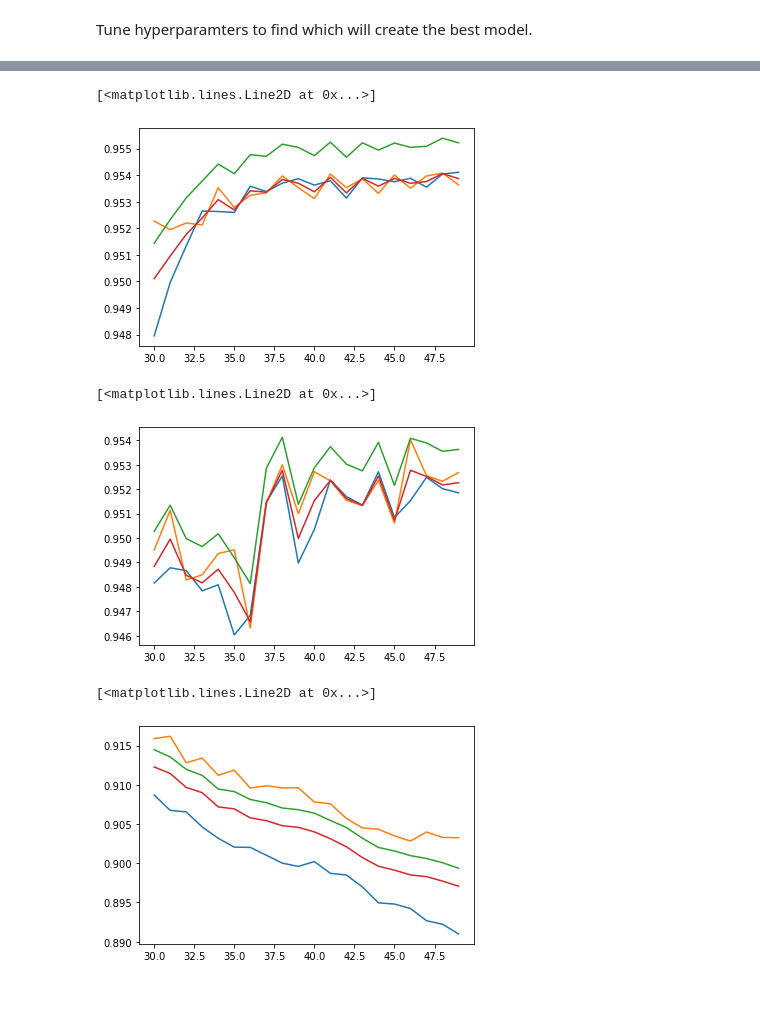
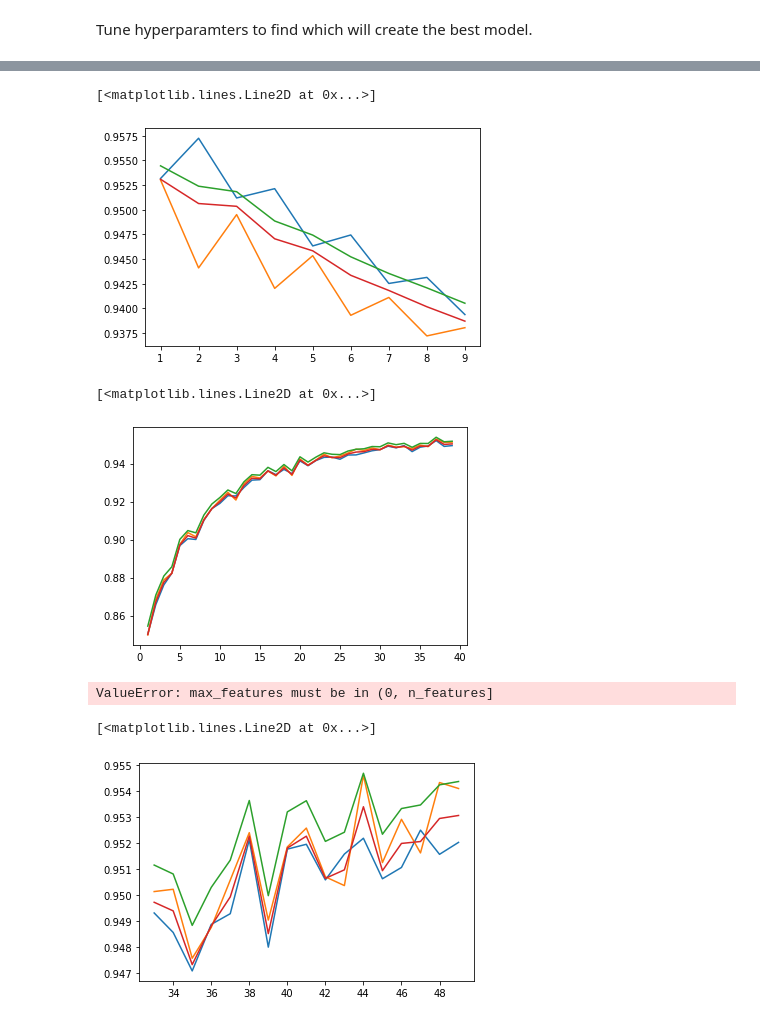
Before and after one commit to sreagan1/Semester2_Capstone_SageR, a Jupyter notebook: Tree Coverage Capstone.ipynb, the cells around one changed output, grey strips where cells are left out. Cells and saved outputs as stored; diff of their text form; code cells hidden in the pictures; blank space fills up the shorter version.

```diff
--- a/Tree Coverage Capstone.ipynb
+++ b/Tree Coverage Capstone.ipynb
@@ -157,6 +211,6 @@ Tune hyperparamters to find which will create the best model.
 # %%
 # tune hyperparameters starting with max depth
-depth = np.arange(30,50)
+depth = np.arange(31,60)
 precision = []
 recall = []
 accuracy = []
@@ -171,0 +232,14 @@ for n in depth:
+# %%
+sample_split = np.arange(2,20)
+precision = []
+recall = []
+accuracy = []
+F1 = []
+for n in sample_split:
+    DTC = DecisionTreeClassifier(criterion = 'entropy', min_samples_split = n)
+    DT_model = DTC.fit(X_train, y_train)
+    predict_y = DTC.predict(X_test)
+    precision.append(precision_score(y_test, predict_y))
+    recall.append(recall_score(y_test, predict_y))
+    accuracy.append(accuracy_score(y_test, predict_y))
+    F1.append(f1_score(y_test, predict_y))
@@ -172,19 +255,33 @@ for n in depth:
+# %%
+sample_leaf = np.arange(1,10)
+precision = []
+recall = []
+accuracy = []
+F1 = []
+for n in sample_leaf:
+    DTC = DecisionTreeClassifier(criterion = 'entropy', min_samples_leaf = n)
+    DT_model = DTC.fit(X_train, y_train)
+    predict_y = DTC.predict(X_test)
+    precision.append(precision_score(y_test, predict_y))
+    recall.append(recall_score(y_test, predict_y))
+    accuracy.append(accuracy_score(y_test, predict_y))
+    F1.append(f1_score(y_test, predict_y))
 # %%
-plt.plot(depth, precision)
-plt.plot(depth, recall)
-plt.plot(depth, accuracy)
-plt.plot(depth, F1)
+plt.plot(sample_leaf, precision)
+plt.plot(sample_leaf, recall)
+plt.plot(sample_leaf, accuracy)
+plt.plot(sample_leaf, F1)
 # %% [output]
 [<matplotlib.lines.Line2D at 0x...>]
-[figure, old version]
+[figure, new version]
 # %%
-sample_split = np.arange(1,10)
+features = np.arange(1,40)
 precision = []
 recall = []
 accuracy = []
 F1 = []
-for n in depth:
-    DTC = DecisionTreeClassifier(criterion = 'entropy', min_samples_split = n)
+for n in features:
+    DTC = DecisionTreeClassifier(criterion = 'entropy', max_features = n)
     DT_model = DTC.fit(X_train, y_train)
     predict_y = DTC.predict(X_test)
     precision.append(precision_score(y_test, predict_y))
@@ -192,32 +289,34 @@ for n in depth:
     accuracy.append(accuracy_score(y_test, predict_y))
     F1.append(f1_score(y_test, predict_y))
 # %%
-plt.plot(depth, precision)
-plt.plot(depth, recall)
-plt.plot(depth, accuracy)
-plt.plot(depth, F1)
+plt.plot(features, precision)
+plt.plot(features, recall)
+plt.plot(features, accuracy)
+plt.plot(features, F1)
 # %% [output]
 [<matplotlib.lines.Line2D at 0x...>]
-[figure, old version]
+[figure, new version]
 # %%
-sample_leaf = np.arange(1,10)
+features = np.arange(1,60)
 precision = []
 recall = []
 accuracy = []
 F1 = []
-for n in depth:
-    DTC = DecisionTreeClassifier(criterion = 'entropy', min_samples_leaf = n)
+for n in features:
+    DTC = DecisionTreeClassifier(criterion = 'entropy', max_features = n)
     DT_model = DTC.fit(X_train, y_train)
     predict_y = DTC.predict(X_test)
     precision.append(precision_score(y_test, predict_y))
     recall.append(recall_score(y_test, predict_y))
     accuracy.append(accuracy_score(y_test, predict_y))
     F1.append(f1_score(y_test, predict_y))
+# %% [output]
+ValueError: max_features must be in (0, n_features]
 # %%
-plt.plot(depth, precision)
-plt.plot(depth, recall)
-plt.plot(depth, accuracy)
-plt.plot(depth, F1)
+plt.plot(features, precision)
+plt.plot(features, recall)
+plt.plot(features, accuracy)
+plt.plot(features, F1)
 # %% [output]
 [<matplotlib.lines.Line2D at 0x...>]
-[figure, old version]
+[figure, new version]
```
Also changed, not shown: parts of 14 cells of this notebook.
